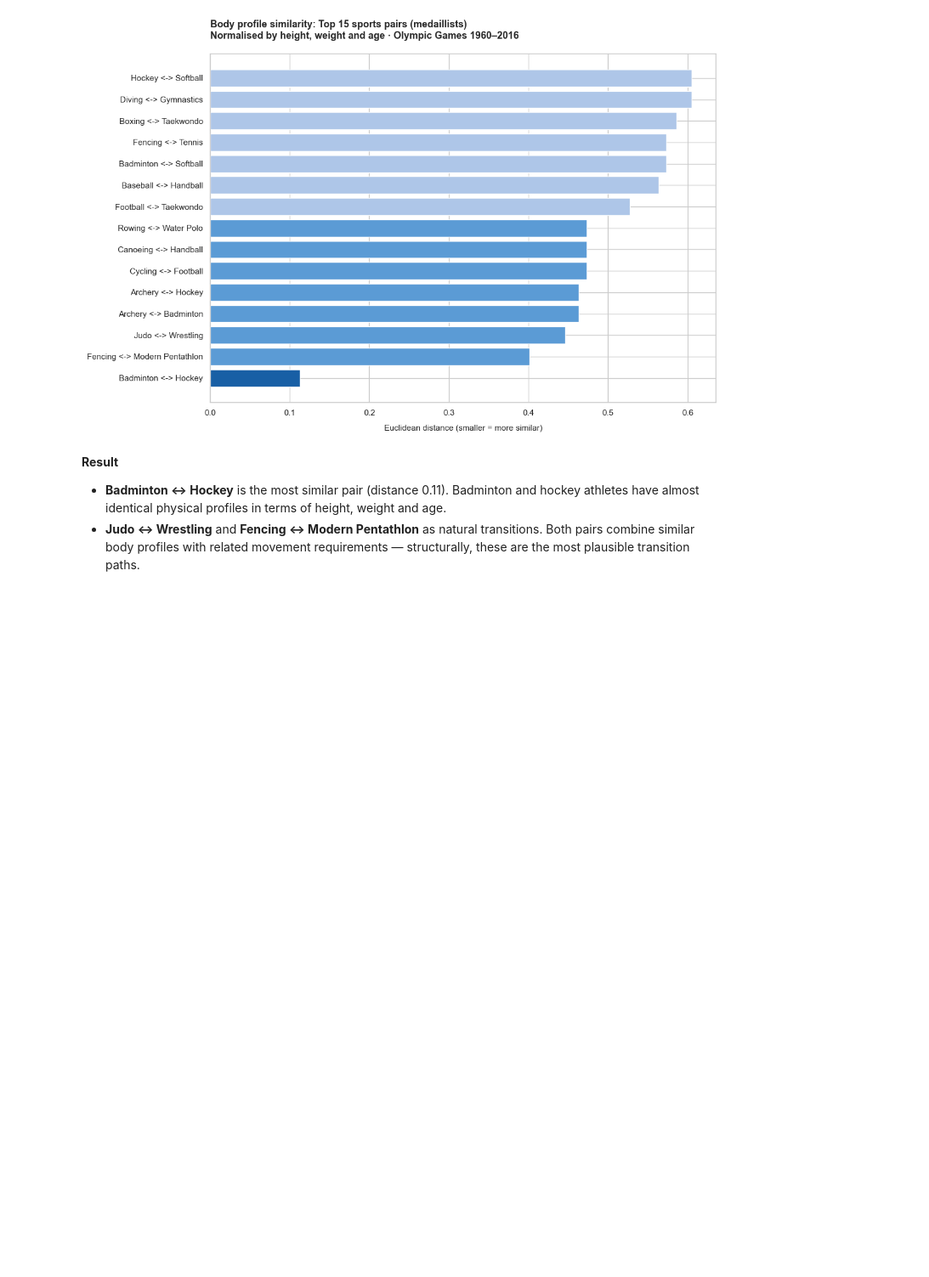
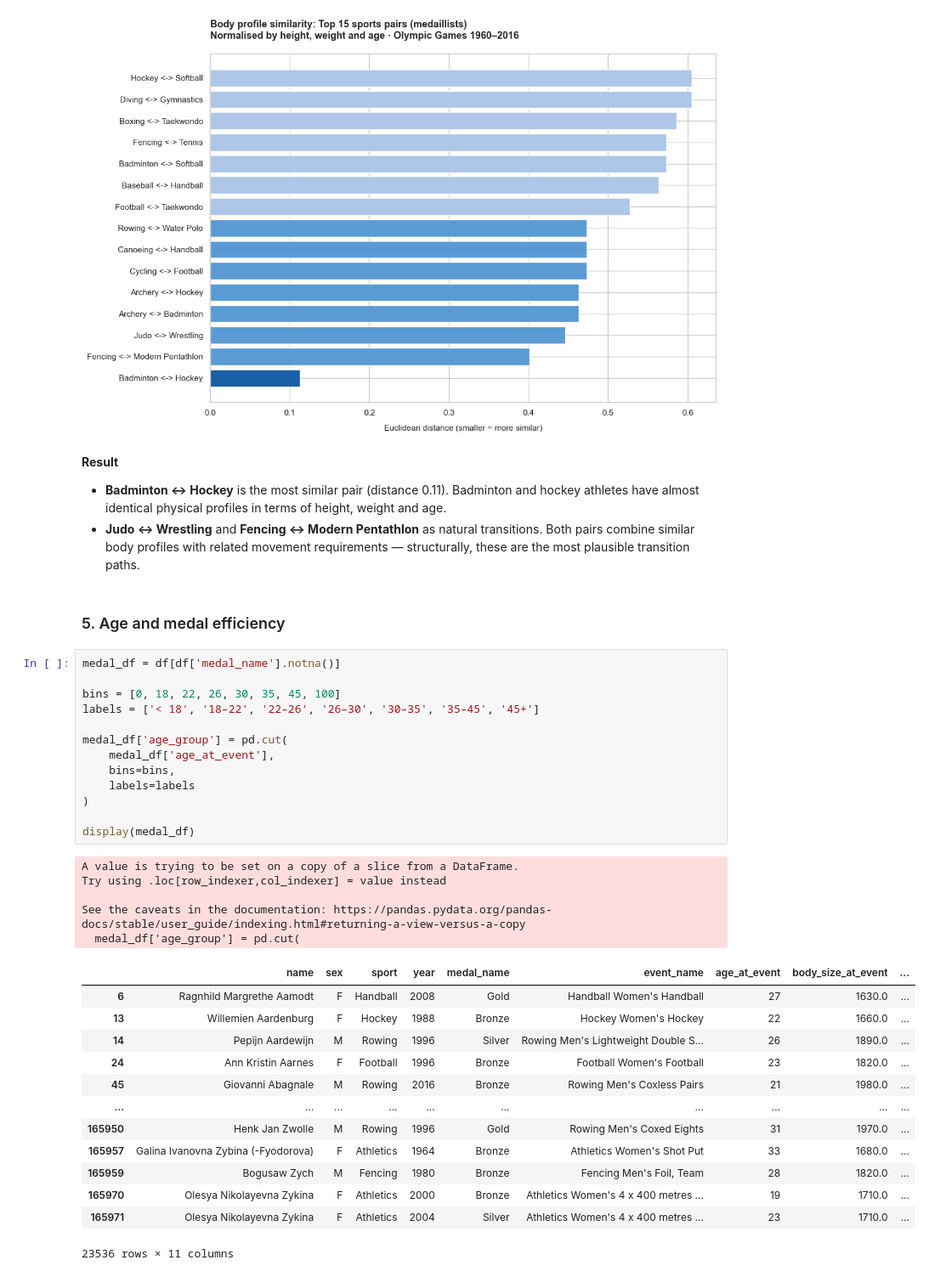
Before and after one commit to andre-janssen/olympic-athlete-analytics, a Jupyter notebook: analysis/olympics_analysis.ipynb, the cells around one changed output. Shown at 85% size. Drawn from its saved outputs; the diff is of its cells as text; blank space fills up the shorter version.

```diff
--- a/analysis/olympics_analysis.ipynb
+++ b/analysis/olympics_analysis.ipynb
@@ -370,3 +370,37 @@ plt.show()
 **Result**
 - **Badminton ↔ Hockey** is the most similar pair (distance 0.11). Badminton and hockey athletes have almost identical physical profiles in terms of height, weight and age.
 - **Judo ↔ Wrestling** and **Fencing ↔ Modern Pentathlon** as natural transitions. Both pairs combine similar body profiles with related movement requirements — structurally, these are the most plausible transition paths.
+# %% [markdown]
+### 5. Age and medal efficiency
+# %%
+medal_df = df[df['medal_name'].notna()]
+
+bins = [0, 18, 22, 26, 30, 35, 45, 100]
+labels = ['< 18', '18–22', '22–26', '26–30', '30–35', '35–45', '45+']
+
+medal_df['age_group'] = pd.cut(
+    medal_df['age_at_event'],
+    bins=bins,
+    labels=labels
+)
+
+display(medal_df)
+# %% [output]
+A value is trying to be set on a copy of a slice from a DataFrame.
+Try using .loc[row_indexer,col_indexer] = value instead
+
+See the caveats in the documentation: https://pandas.pydata.org/pandas-docs/stable/user_guide/indexing.html#returning-a-view-versus-a-copy
+  medal_df['age_group'] = pd.cut(
+|  | name | sex | sport | year | medal_name | event_name | age_at_event | body_size_at_event | ... |
+| 6 | Ragnhild Margrethe Aamodt | F | Handball | 2008 | Gold | Handball Women's Handball | 27 | 1630.0 | ... |
+| 13 | Willemien Aardenburg | F | Hockey | 1988 | Bronze | Hockey Women's Hockey | 22 | 1660.0 | ... |
+| 14 | Pepijn Aardewijn | M | Rowing | 1996 | Silver | Rowing Men's Lightweight Double S... | 26 | 1890.0 | ... |
+| 24 | Ann Kristin Aarnes | F | Football | 1996 | Bronze | Football Women's Football | 23 | 1820.0 | ... |
+| 45 | Giovanni Abagnale | M | Rowing | 2016 | Bronze | Rowing Men's Coxless Pairs | 21 | 1980.0 | ... |
+| ... | ... | ... | ... | ... | ... | ... | ... | ... | ... |
+| 165950 | Henk Jan Zwolle | M | Rowing | 1996 | Gold | Rowing Men's Coxed Eights | 31 | 1970.0 | ... |
+| 165957 | Galina Ivanovna Zybina (-Fyodorova) | F | Athletics | 1964 | Bronze | Athletics Women's Shot Put | 33 | 1680.0 | ... |
+| 165959 | Bogusaw Zych | M | Fencing | 1980 | Bronze | Fencing Men's Foil, Team | 28 | 1820.0 | ... |
+| 165970 | Olesya Nikolayevna Zykina | F | Athletics | 2000 | Bronze | Athletics Women's 4 x 400 metres ... | 19 | 1710.0 | ... |
+| 165971 | Olesya Nikolayevna Zykina | F | Athletics | 2004 | Silver | Athletics Women's 4 x 400 metres ... | 23 | 1710.0 | ... |
+23536 rows × 11 columns
```
Also changed, not shown: parts of 3 cells of this notebook, 1 other file.
